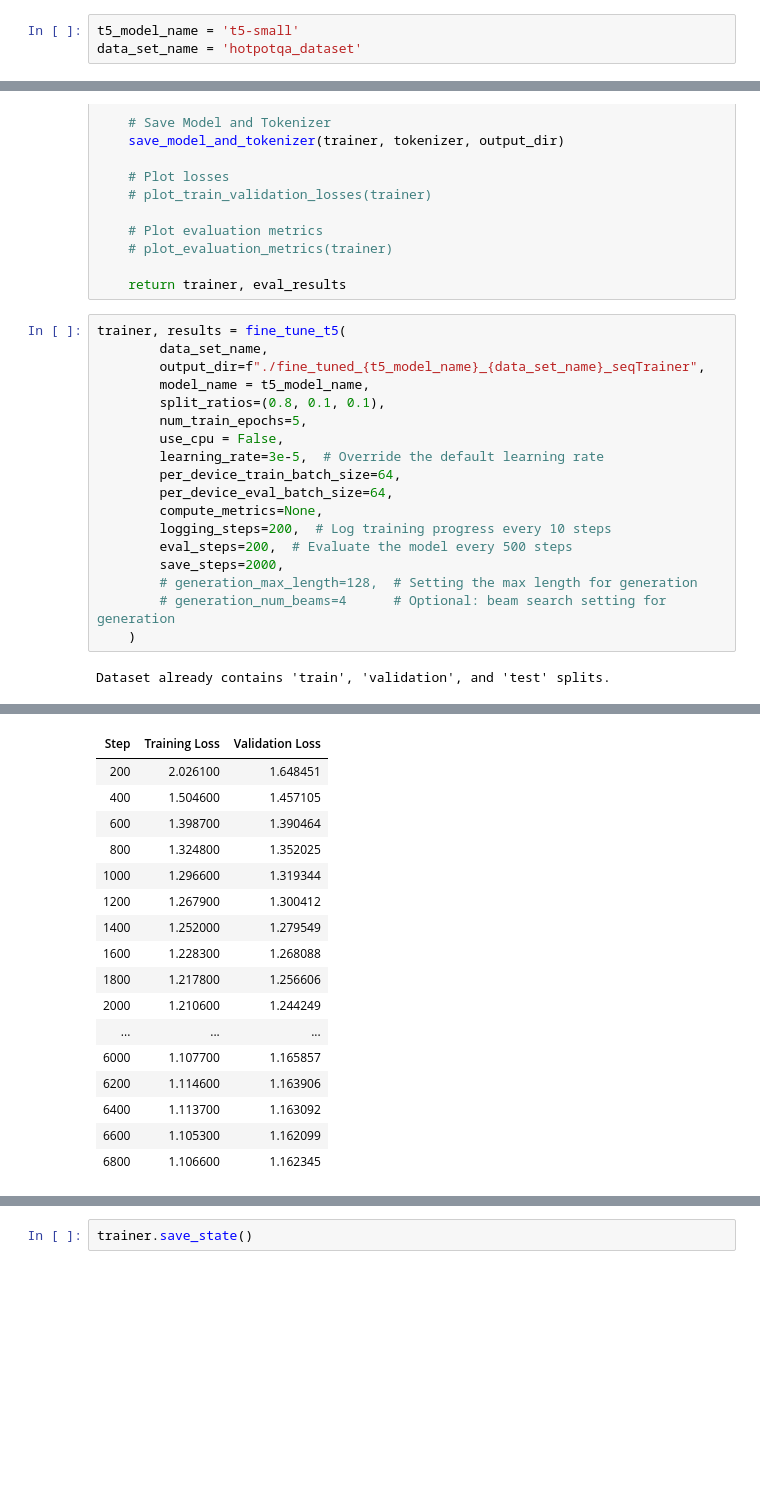
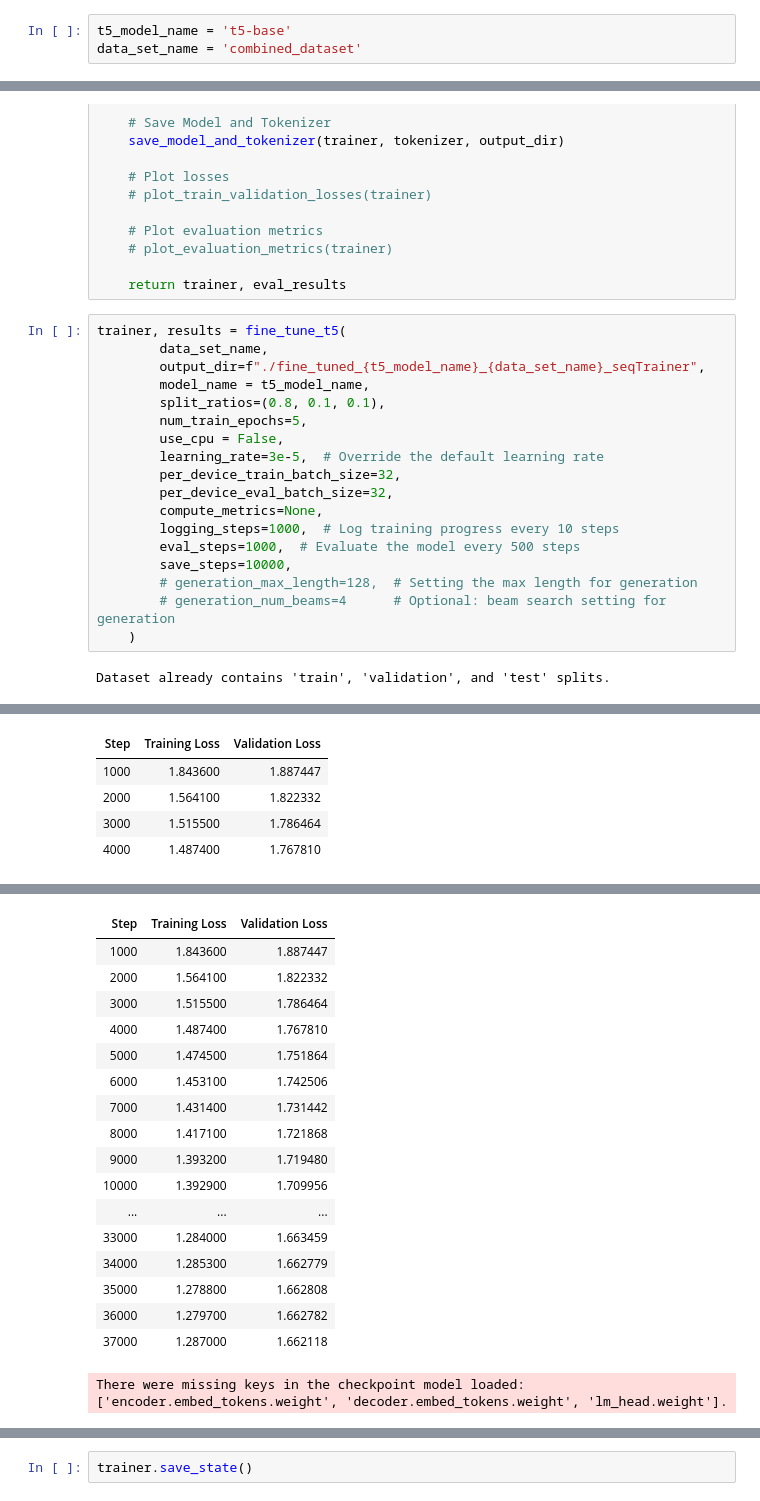
Before and after one commit to yoones-vaezi/GATech-CSE6040, a Jupyter notebook: Untitled6.ipynb, the cells around one changed output, grey strips where cells are left out. Saved outputs shown, nothing was run; the diff lists cells and outputs as text; blank space fills up the shorter version.

```diff
--- a/Untitled6.ipynb
+++ b/Untitled6.ipynb
@@ -48,8 +48,8 @@ import pandas as pd
 
 from google.colab import files
 # %%
-t5_model_name = 't5-small'
-data_set_name = 'hotpotqa_dataset'
+t5_model_name = 't5-base'
+data_set_name = 'combined_dataset'
 # %%
 # t5_model_name = 'google-t5/t5-base'
 max_length = 128
@@ -476,12 +476,12 @@ trainer, results = fine_tune_t5(
         num_train_epochs=5,
         use_cpu = False,
         learning_rate=3e-5,  # Override the default learning rate
-        per_device_train_batch_size=64,
-        per_device_eval_batch_size=64,
+        per_device_train_batch_size=32,
+        per_device_eval_batch_size=32,
         compute_metrics=None,
-        logging_steps=200,  # Log training progress every 10 steps
-        eval_steps=200,  # Evaluate the model every 500 steps
-        save_steps=2000,
+        logging_steps=1000,  # Log training progress every 10 steps
+        eval_steps=1000,  # Evaluate the model every 500 steps
+        save_steps=10000,
         # generation_max_length=128,  # Setting the max length for generation
         # generation_num_beams=4      # Optional: beam search setting for generation
     )
@@ -491,17 +491,5 @@ Dataset already contains 'train', 'validation', and 'test' splits.
 | Step | Training Loss | Validation Loss |
-| 200 | 2.026100 | 1.648451 |
-| 400 | 1.504600 | 1.457105 |
-| 600 | 1.398700 | 1.390464 |
-| 800 | 1.324800 | 1.352025 |
-| 1000 | 1.296600 | 1.319344 |
-| 1200 | 1.267900 | 1.300412 |
-| 1400 | 1.252000 | 1.279549 |
-| 1600 | 1.228300 | 1.268088 |
-| 1800 | 1.217800 | 1.256606 |
-| 2000 | 1.210600 | 1.244249 |
-| ... | ... | ... |
-| 6000 | 1.107700 | 1.165857 |
-| 6200 | 1.114600 | 1.163906 |
-| 6400 | 1.113700 | 1.163092 |
-| 6600 | 1.105300 | 1.162099 |
-| 6800 | 1.106600 | 1.162345 |
+| 1000 | 1.843600 | 1.887447 |
+| 2000 | 1.564100 | 1.822332 |
+| 3000 | 1.515500 | 1.786464 |
+| 4000 | 1.487400 | 1.767810 |
@@ -507,0 +497,18 @@ Dataset already contains 'train', 'validation', and 'test' splits.
+| Step | Training Loss | Validation Loss |
+| 1000 | 1.843600 | 1.887447 |
+| 2000 | 1.564100 | 1.822332 |
+| 3000 | 1.515500 | 1.786464 |
+| 4000 | 1.487400 | 1.767810 |
+| 5000 | 1.474500 | 1.751864 |
+| 6000 | 1.453100 | 1.742506 |
+| 7000 | 1.431400 | 1.731442 |
+| 8000 | 1.417100 | 1.721868 |
+| 9000 | 1.393200 | 1.719480 |
+| 10000 | 1.392900 | 1.709956 |
+| ... | ... | ... |
+| 33000 | 1.284000 | 1.663459 |
+| 34000 | 1.285300 | 1.662779 |
+| 35000 | 1.278800 | 1.662808 |
+| 36000 | 1.279700 | 1.662782 |
+| 37000 | 1.287000 | 1.662118 |
+There were missing keys in the checkpoint model loaded: ['encoder.embed_tokens.weight', 'decoder.embed_tokens.weight', 'lm_head.weight'].
```
Also changed, not shown: parts of 8 cells of this notebook.
